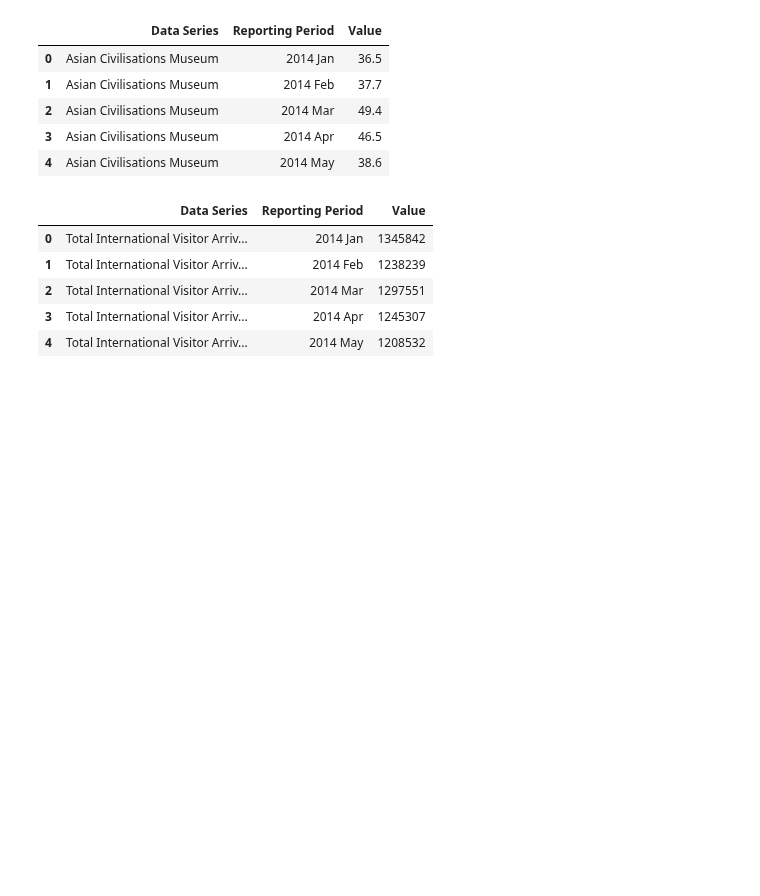
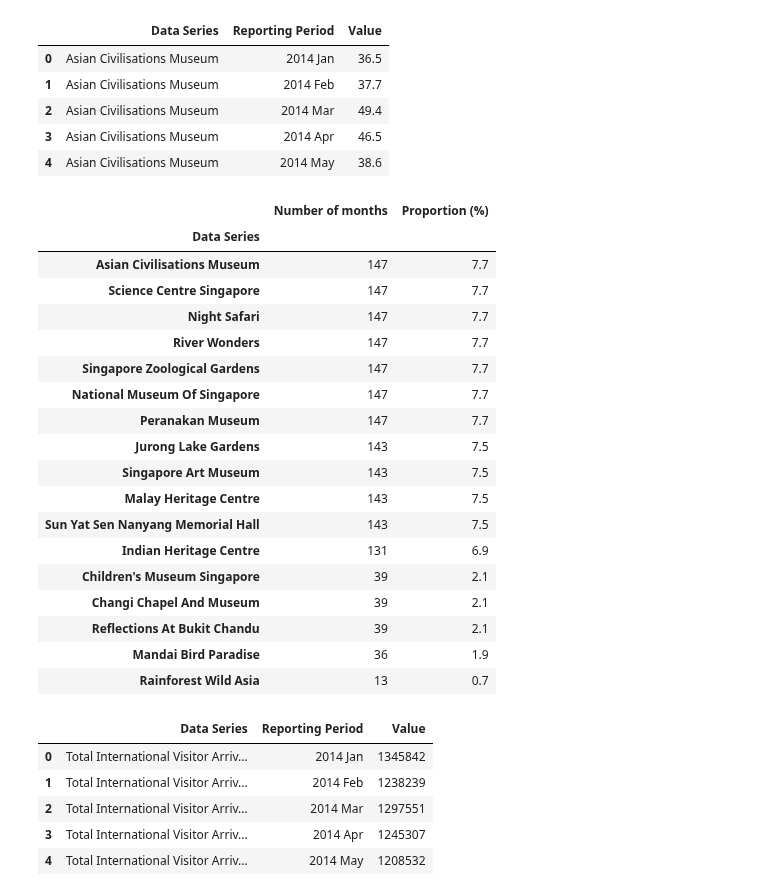
Before and after one commit to calvin4370/nhb-museum-visitorship-forecasting, a Jupyter notebook: notebooks/01_eda.ipynb, the cells around one changed output. Drawn from its saved outputs; the diff is of its cells as text; code cells hidden in the pictures; blank space fills up the shorter version.

```diff
--- a/notebooks/01_eda.ipynb
+++ b/notebooks/01_eda.ipynb
@@ -50,6 +50,28 @@ visitors.head()
 | 2 | Asian Civilisations Museum | 2014 Mar | 49.4 |
 | 3 | Asian Civilisations Museum | 2014 Apr | 46.5 |
 | 4 | Asian Civilisations Museum | 2014 May | 38.6 |
+# %%
+get_freq_dist(visitors, "Data Series", "Number of months")
+# %% [output]
+|  | Number of months | Proportion (%) |
+| Data Series |  |  |
+| Asian Civilisations Museum | 147 | 7.7 |
+| Science Centre Singapore | 147 | 7.7 |
+| Night Safari | 147 | 7.7 |
+| River Wonders | 147 | 7.7 |
+| Singapore Zoological Gardens | 147 | 7.7 |
+| National Museum Of Singapore | 147 | 7.7 |
+| Peranakan Museum | 147 | 7.7 |
+| Jurong Lake Gardens | 143 | 7.5 |
+| Singapore Art Museum | 143 | 7.5 |
+| Malay Heritage Centre | 143 | 7.5 |
+| Sun Yat Sen Nanyang Memorial Hall | 143 | 7.5 |
+| Indian Heritage Centre | 131 | 6.9 |
+| Children's Museum Singapore | 39 | 2.1 |
+| Changi Chapel And Museum | 39 | 2.1 |
+| Reflections At Bukit Chandu | 39 | 2.1 |
+| Mandai Bird Paradise | 36 | 1.9 |
+| Rainforest Wild Asia | 13 | 0.7 |
 # %%
 intl_arrivals.head()
 # %% [output]
```
Also changed, not shown: parts of 2 cells of this notebook, 1 other file.
